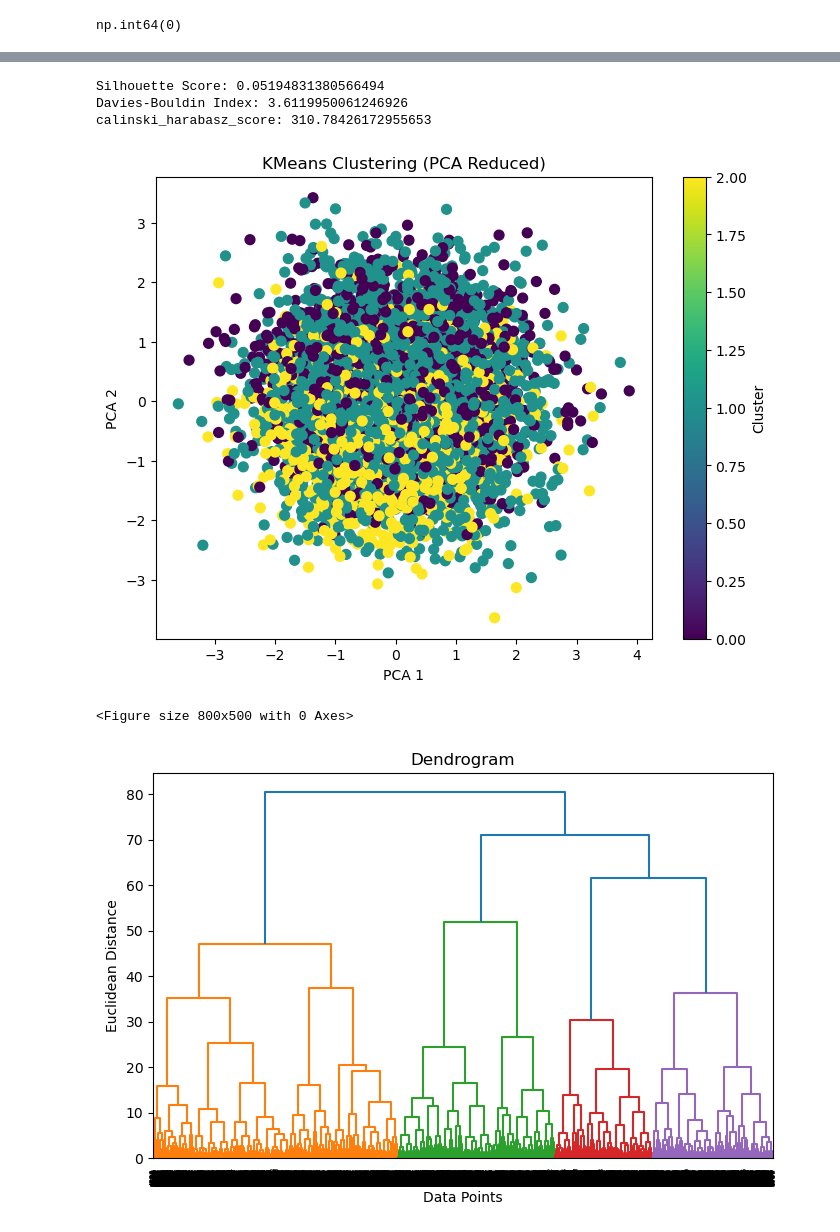
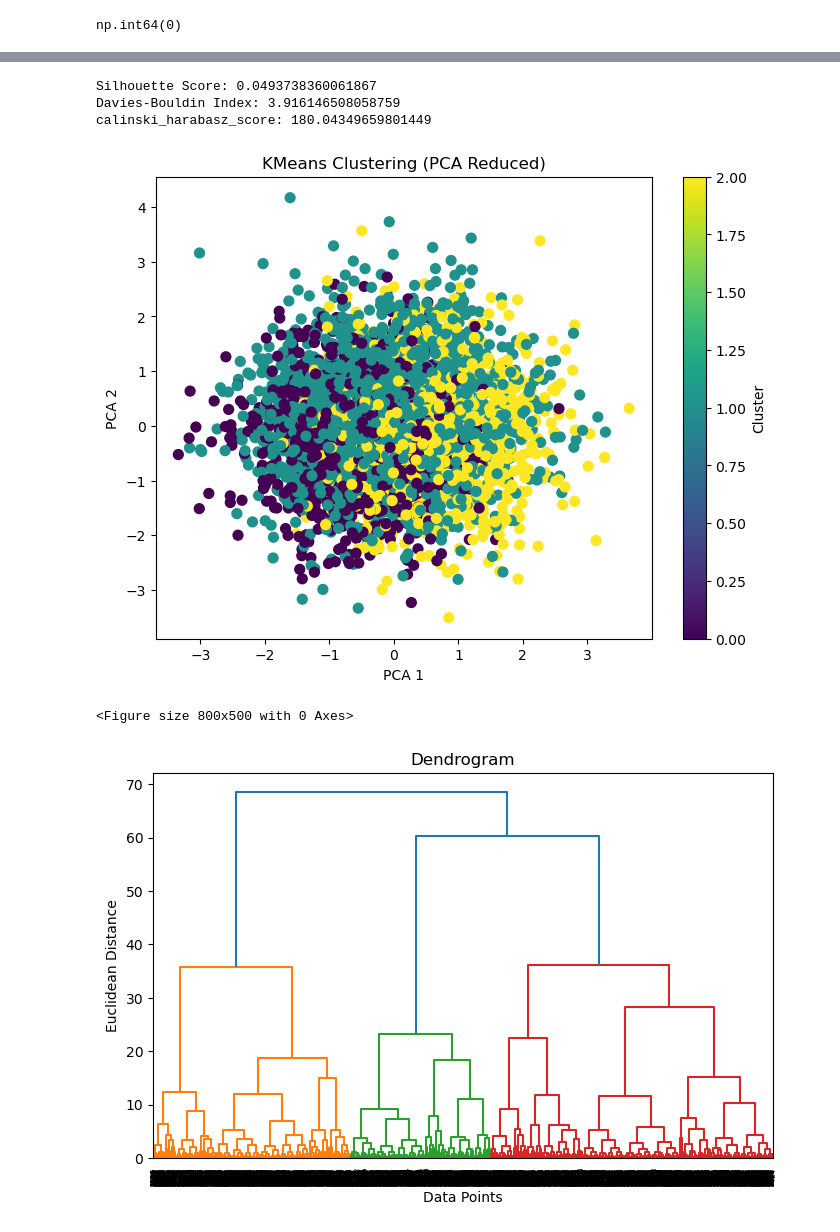
Before and after one commit to sakthigowshick/Patient-clustering, a Jupyter notebook: code.ipynb, the cells around one changed output, grey strips where cells are left out. Cells and saved outputs as stored; diff of their text form; code cells hidden in the pictures.

```diff
--- a/code.ipynb
+++ b/code.ipynb
@@ -41,12 +41,4 @@ residence_type       455
 smoking_status         0
 dtype: int64
 # %%
-numeric_cols = ["plasma_glucose", "skin_thickness", "insulin"]
-for col in numeric_cols:
-    df[col].fillna(df[col].median(), inplace=True)
-
-# Categorical columns → mode
-categorical_cols = ["gender", "residence_type"]
-for col in categorical_cols:
-    df[col].fillna(df[col].mode()[0], inplace=True)
-df
+df.dropna(inplace=True)
@@ -189,21 +138,21 @@ print("Silhouette Score:", kmeanssilhouette)
 print("Davies-Bouldin Index:", kmeansdb_index)
 print("calinski_harabasz_score:",kmeans_ch)
 # %% [output]
-Silhouette Score: 0.05194831380566494
-Davies-Bouldin Index: 3.6119950061246926
-calinski_harabasz_score: 310.78426172955653
+Silhouette Score: 0.0493738360061867
+Davies-Bouldin Index: 3.916146508058759
+calinski_harabasz_score: 180.04349659801449
 # %%
-pca = PCA(n_components=3)
+pca = PCA(n_components=2)
 X_pca = pca.fit_transform(x)
 plt.figure(figsize=(8,6))
 plt.scatter(X_pca[:,0], X_pca[:,1],c=y_cluster, cmap="viridis", s=50)
 plt.xlabel("PCA 1")
 plt.ylabel("PCA 2")
 plt.title("KMeans Clustering (PCA Reduced)")
 plt.colorbar(label="Cluster")
 plt.show()
 # %% [output]
-[figure, old version]
+[figure, new version]
 # %%
 plt.figure(figsize=(8, 5))
 dendrogram =plt.figure(figsize=(8, 5))
@@ -214,7 +163,7 @@ plt.ylabel("Euclidean Distance")
 plt.show()
 # %% [output]
 <Figure size 800x500 with 0 Axes>
-[figure, old version]
+[figure, new version]
 # %%
 hc = AgglomerativeClustering(n_clusters=3, linkage='ward')
 y_hc = hc.fit_predict(X_pca)
```
Also changed, not shown: parts of 8 cells of this notebook.
